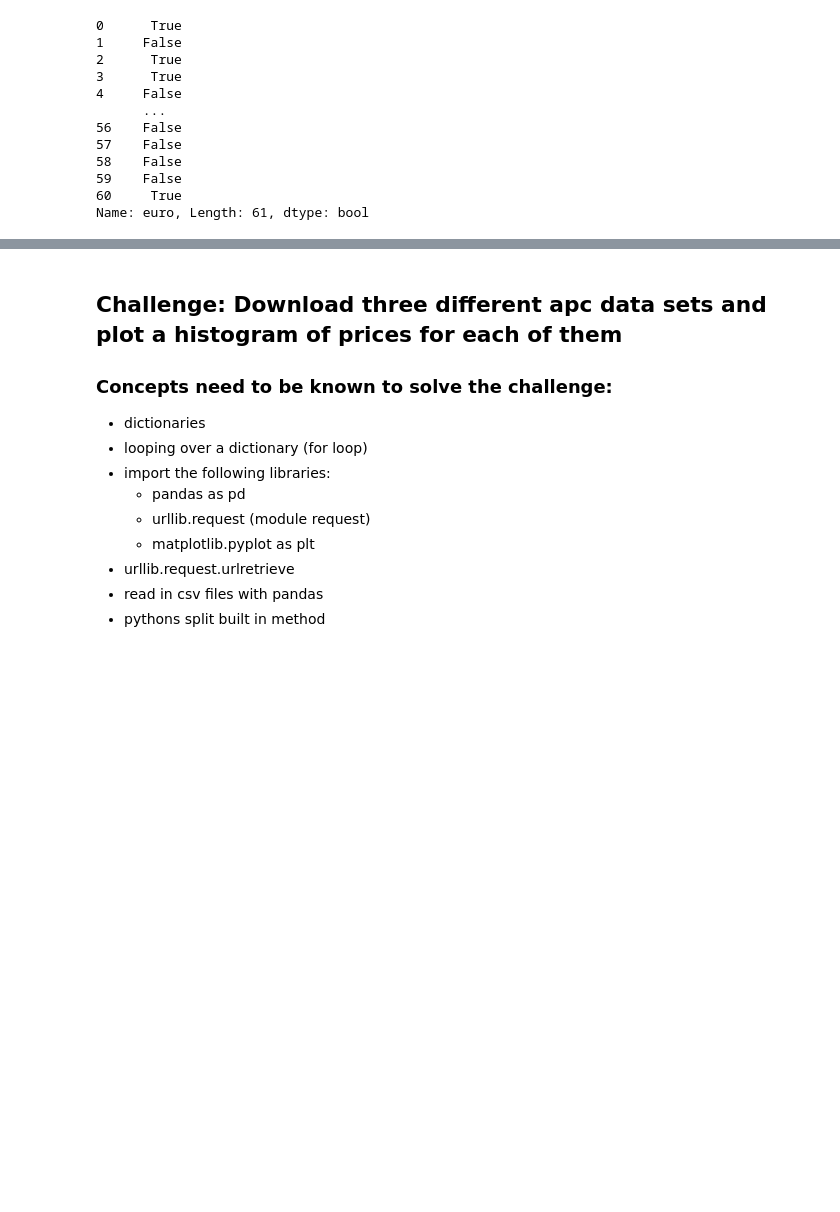
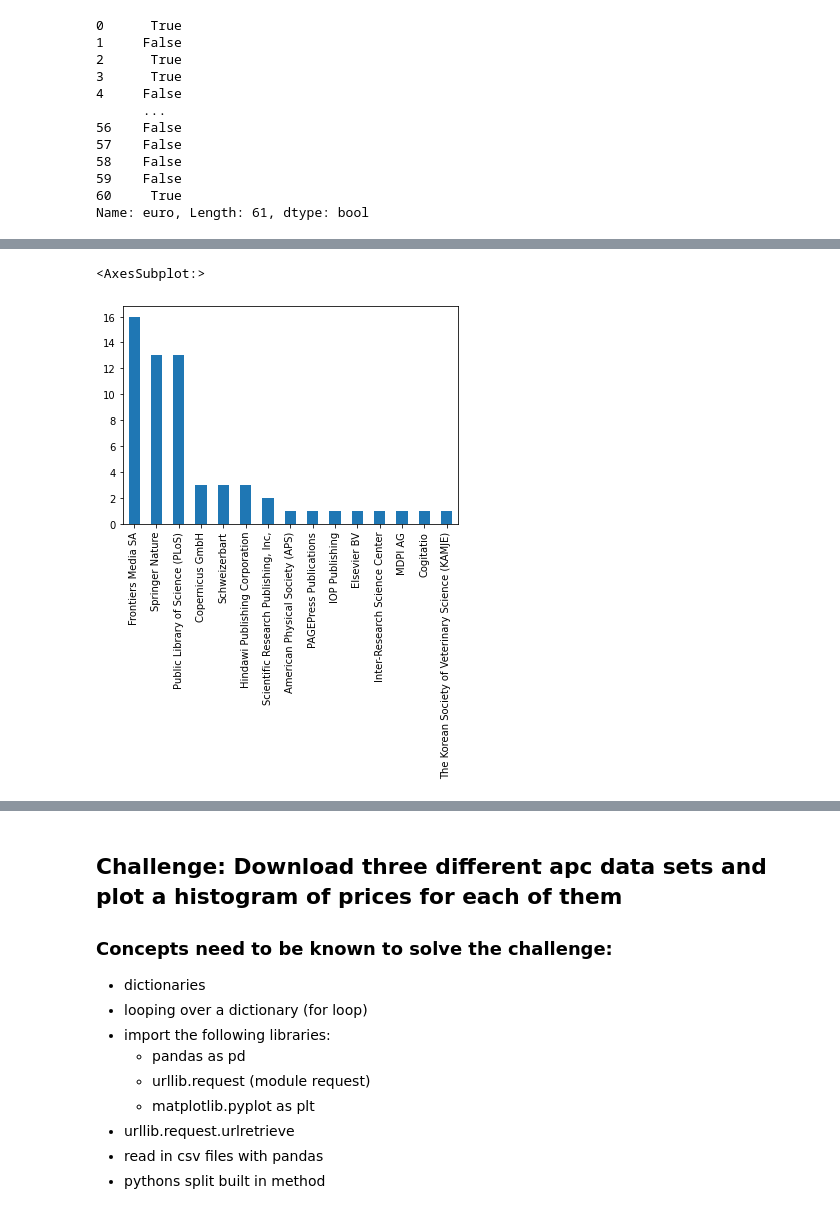
Before and after one commit to foerstner-lab/Bits_and_pieces_for_the_carpentries_workshops, a Jupyter notebook: python/Intro_to_pandas_with_OpenAPC_data.ipynb, the cells around one changed output, grey strips where cells are left out. Saved outputs shown, nothing was run; the diff lists cells and outputs as text; code cells hidden in the pictures; blank space fills up the shorter version.

Commit message:
Add groupby and plotting to OpenAPC example

```diff
--- a/python/Intro_to_pandas_with_OpenAPC_data.ipynb
+++ b/python/Intro_to_pandas_with_OpenAPC_data.ipynb
@@ -232,0 +253,5 @@ apcs["euro"].hist(bins=20, color="black")
+# %%
+apcs["publisher"].value_counts().plot.bar()
+# %% [output]
+<AxesSubplot:>
+[figure, added]
```
Also changed, not shown: parts of 17 cells of this notebook.
